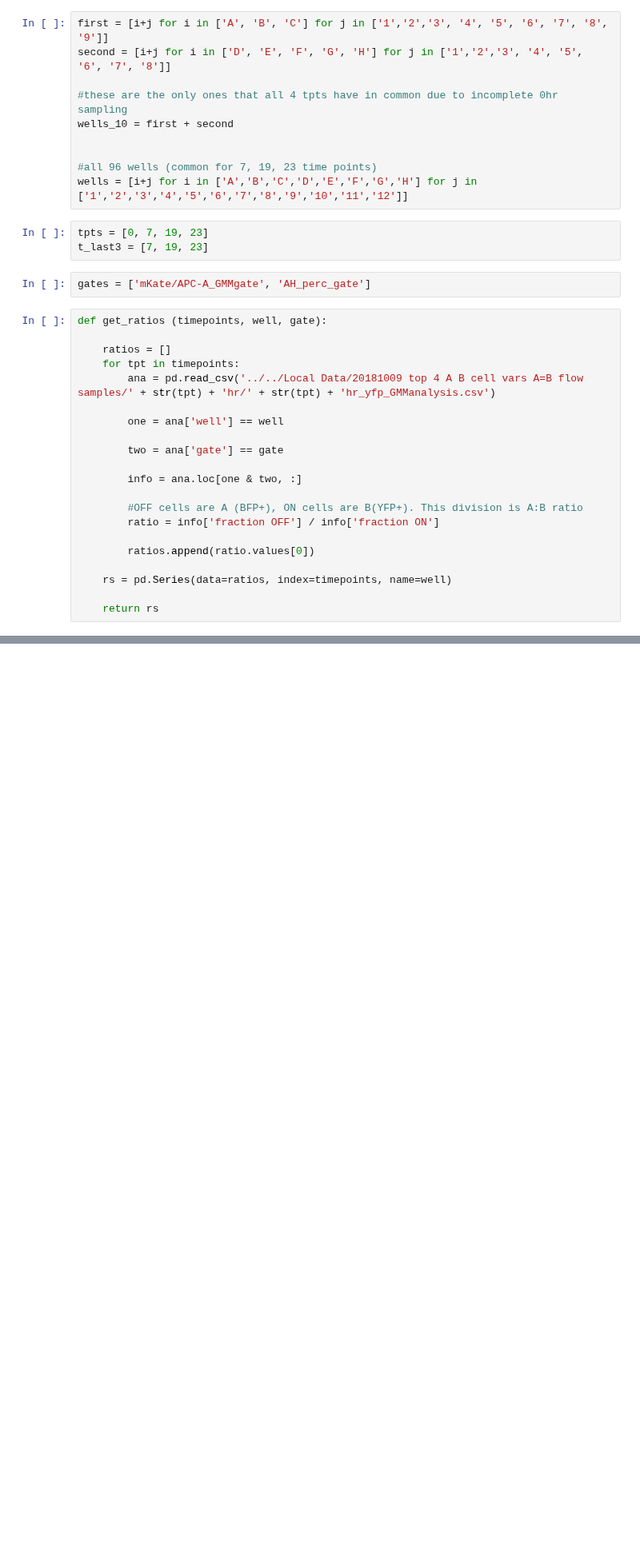
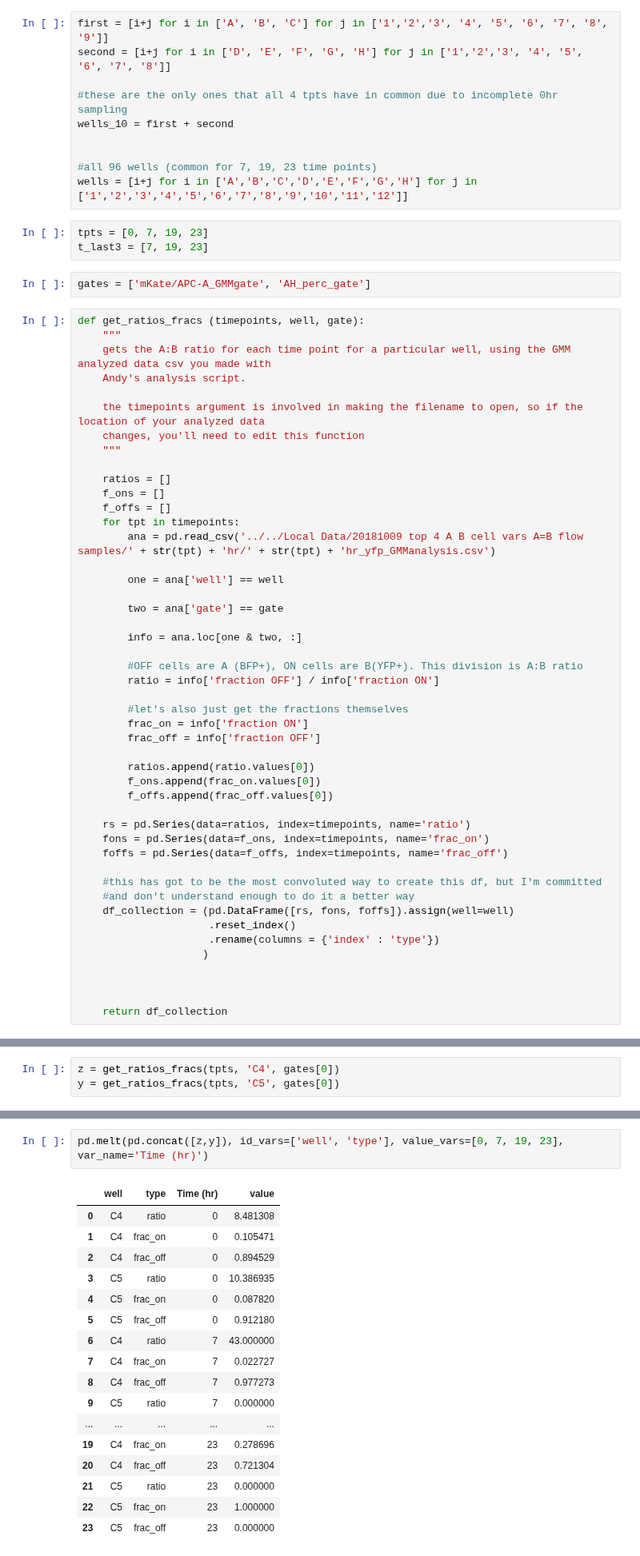
Before and after one commit to geezerbriefs/xpspython, a Jupyter notebook: flow/plot A=B flow data.ipynb, the cells around one changed output, grey strips where cells are left out. Shown at 80% size. Cells and saved outputs as stored; diff of their text form; blank space fills up the shorter version.

```diff
--- a/flow/plot A=B flow data.ipynb
+++ b/flow/plot A=B flow data.ipynb
@@ -80,9 +80,18 @@ t_last3 = [7, 19, 23]
 # %%
 gates = ['mKate/APC-A_GMMgate', 'AH_perc_gate']
 # %%
-def get_ratios (timepoints, well, gate):
+def get_ratios_fracs (timepoints, well, gate):
+    """
+    gets the A:B ratio for each time point for a particular well, using the GMM analyzed data csv you made with
+    Andy's analysis script.
+
+    the timepoints argument is involved in making the filename to open, so if the location of your analyzed data
+    changes, you'll need to edit this function
+    """
 
     ratios = []
+    f_ons = []
+    f_offs = []
     for tpt in timepoints:
         ana = pd.read_csv('../../Local Data/20181009 top 4 A B cell vars A=B flow samples/' + str(tpt) + 'hr/' + str(tpt) + 'hr_yfp_GMManalysis.csv')
 
@@ -95,8 +104,25 @@ def get_ratios (timepoints, well, gate):
         #OFF cells are A (BFP+), ON cells are B(YFP+). This division is A:B ratio
         ratio = info['fraction OFF'] / info['fraction ON']
 
+        #let's also just get the fractions themselves
+        frac_on = info['fraction ON']
+        frac_off = info['fraction OFF']
+
         ratios.append(ratio.values[0])
+        f_ons.append(frac_on.values[0])
+        f_offs.append(frac_off.values[0])
 
-    rs = pd.Series(data=ratios, index=timepoints, name=well)
+    rs = pd.Series(data=ratios, index=timepoints, name='ratio')
+    fons = pd.Series(data=f_ons, index=timepoints, name='frac_on')
+    foffs = pd.Series(data=f_offs, index=timepoints, name='frac_off')
 
-    return rs
+    #this has got to be the most convoluted way to create this df, but I'm committed
+    #and don't understand enough to do it a better way
+    df_collection = (pd.DataFrame([rs, fons, foffs]).assign(well=well)
+                     .reset_index()
+                     .rename(columns = {'index' : 'type'})
+                    )
+
+
+
+    return df_collection
@@ -117,0 +129,3 @@ all_ratios.head()
+# %%
+z = get_ratios_fracs(tpts, 'C4', gates[0])
+y = get_ratios_fracs(tpts, 'C5', gates[0])
@@ -117,0 +139,20 @@ all_ratios.head()
+# %%
+pd.melt(pd.concat([z,y]), id_vars=['well', 'type'], value_vars=[0, 7, 19, 23], var_name='Time (hr)')
+# %% [output]
+|  | well | type | Time (hr) | value |
+| 0 | C4 | ratio | 0 | 8.481308 |
+| 1 | C4 | frac_on | 0 | 0.105471 |
+| 2 | C4 | frac_off | 0 | 0.894529 |
+| 3 | C5 | ratio | 0 | 10.386935 |
+| 4 | C5 | frac_on | 0 | 0.087820 |
+| 5 | C5 | frac_off | 0 | 0.912180 |
+| 6 | C4 | ratio | 7 | 43.000000 |
+| 7 | C4 | frac_on | 7 | 0.022727 |
+| 8 | C4 | frac_off | 7 | 0.977273 |
+| 9 | C5 | ratio | 7 | 0.000000 |
+| ... | ... | ... | ... | ... |
+| 19 | C4 | frac_on | 23 | 0.278696 |
+| 20 | C4 | frac_off | 23 | 0.721304 |
+| 21 | C5 | ratio | 23 | 0.000000 |
+| 22 | C5 | frac_on | 23 | 1.000000 |
+| 23 | C5 | frac_off | 23 | 0.000000 |
```
Also changed, not shown: parts of 10 cells of this notebook.
